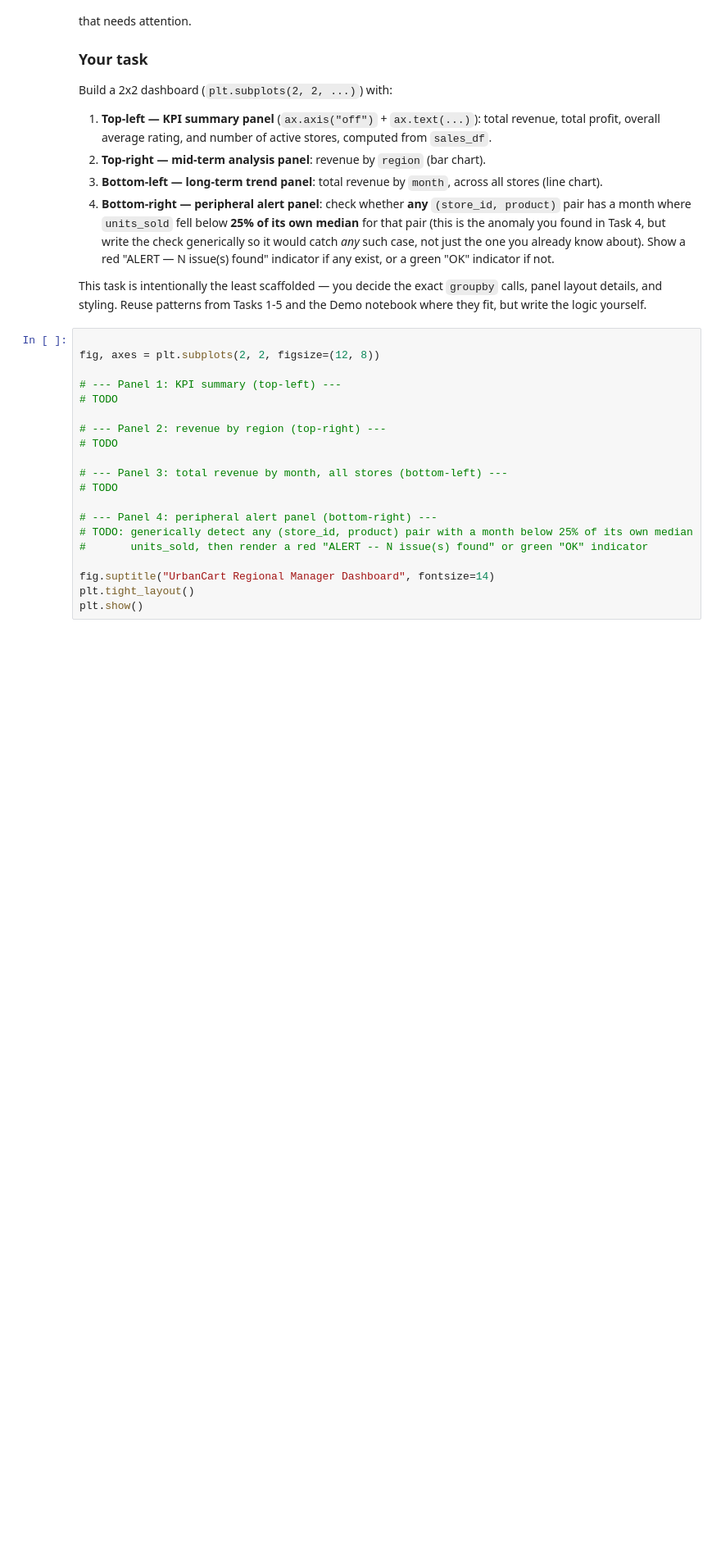
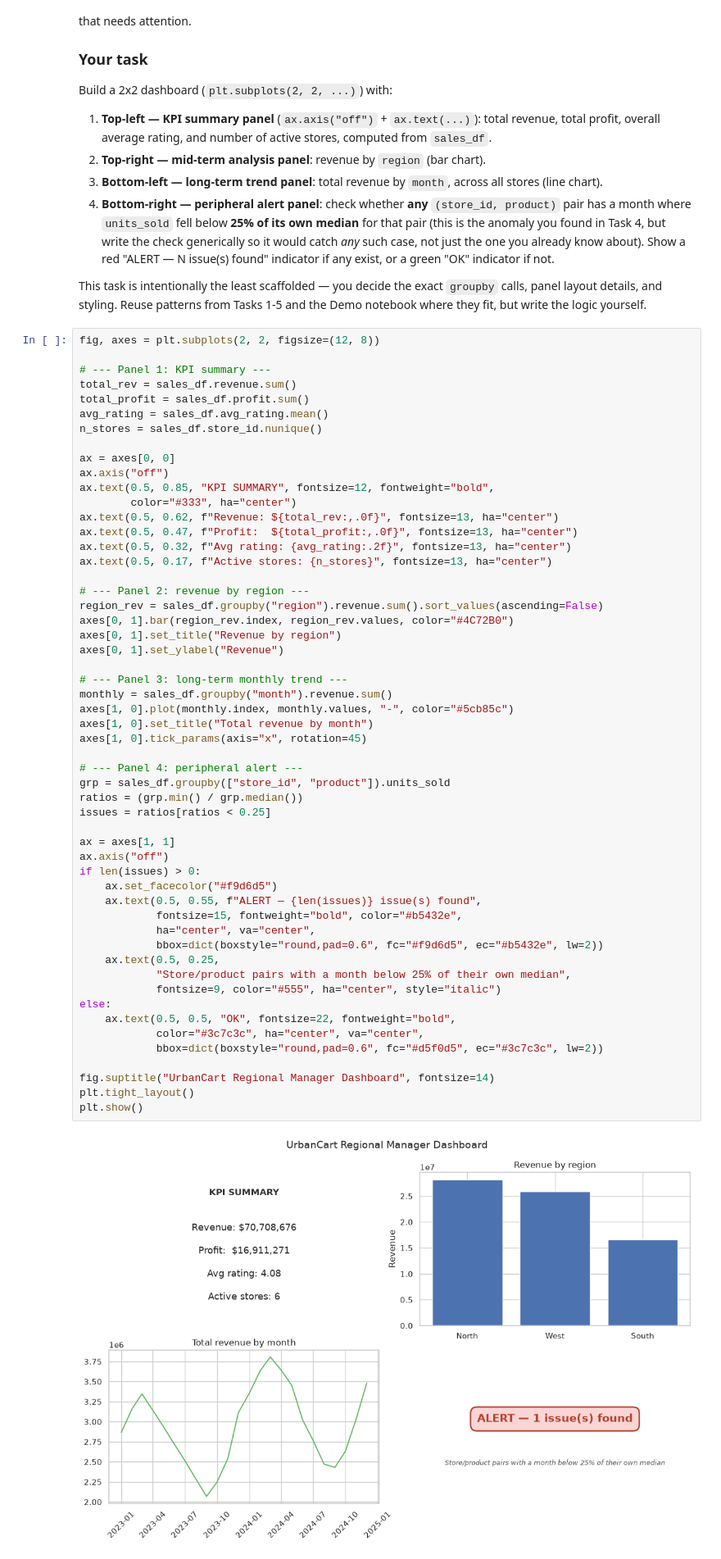
Before and after one commit to mrwhats-it/vdui-assignments, a Jupyter notebook: unit2/Unit2_ppt1_activity.ipynb, the cells around one changed output. Shown at 82% size. Cells and saved outputs as stored; diff of their text form; blank space fills up the shorter version.

```diff
--- a/unit2/Unit2_ppt1_activity.ipynb
+++ b/unit2/Unit2_ppt1_activity.ipynb
@@ -359,23 +465,59 @@ This task is intentionally the least scaffolded — you decide the exact `groupb
 details, and styling. Reuse patterns from Tasks 1-5 and the Demo notebook where they fit, but write
 the logic yourself.
 # %%
-
 fig, axes = plt.subplots(2, 2, figsize=(12, 8))
 
-# --- Panel 1: KPI summary (top-left) ---
-# TODO
+# --- Panel 1: KPI summary ---
+total_rev = sales_df.revenue.sum()
+total_profit = sales_df.profit.sum()
+avg_rating = sales_df.avg_rating.mean()
+n_stores = sales_df.store_id.nunique()
 
-# --- Panel 2: revenue by region (top-right) ---
-# TODO
+ax = axes[0, 0]
+ax.axis("off")
+ax.text(0.5, 0.85, "KPI SUMMARY", fontsize=12, fontweight="bold",
+        color="#333", ha="center")
+ax.text(0.5, 0.62, f"Revenue: ${total_rev:,.0f}", fontsize=13, ha="center")
+ax.text(0.5, 0.47, f"Profit:  ${total_profit:,.0f}", fontsize=13, ha="center")
+ax.text(0.5, 0.32, f"Avg rating: {avg_rating:.2f}", fontsize=13, ha="center")
+ax.text(0.5, 0.17, f"Active stores: {n_stores}", fontsize=13, ha="center")
 
-# --- Panel 3: total revenue by month, all stores (bottom-left) ---
-# TODO
+# --- Panel 2: revenue by region ---
+region_rev = sales_df.groupby("region").revenue.sum().sort_values(ascending=False)
+axes[0, 1].bar(region_rev.index, region_rev.values, color="#4C72B0")
+axes[0, 1].set_title("Revenue by region")
+axes[0, 1].set_ylabel("Revenue")
 
-# --- Panel 4: peripheral alert panel (bottom-right) ---
-# TODO: generically detect any (store_id, product) pair with a month below 25% of its own median
-#       units_sold, then render a red "ALERT -- N issue(s) found" or green "OK" indicator
+# --- Panel 3: long-term monthly trend ---
+monthly = sales_df.groupby("month").revenue.sum()
+axes[1, 0].plot(monthly.index, monthly.values, "-", color="#5cb85c")
+axes[1, 0].set_title("Total revenue by month")
+axes[1, 0].tick_params(axis="x", rotation=45)
+
+# --- Panel 4: peripheral alert ---
+grp = sales_df.groupby(["store_id", "product"]).units_sold
+ratios = (grp.min() / grp.median())
+issues = ratios[ratios < 0.25]
+
+ax = axes[1, 1]
+ax.axis("off")
+if len(issues) > 0:
+    ax.set_facecolor("#f9d6d5")
+    ax.text(0.5, 0.55, f"ALERT — {len(issues)} issue(s) found",
+            fontsize=15, fontweight="bold", color="#b5432e",
+            ha="center", va="center",
+            bbox=dict(boxstyle="round,pad=0.6", fc="#f9d6d5", ec="#b5432e", lw=2))
+    ax.text(0.5, 0.25,
+            "Store/product pairs with a month below 25% of their own median",
+            fontsize=9, color="#555", ha="center", style="italic")
+else:
+    ax.text(0.5, 0.5, "OK", fontsize=22, fontweight="bold",
+            color="#3c7c3c", ha="center", va="center",
+            bbox=dict(boxstyle="round,pad=0.6", fc="#d5f0d5", ec="#3c7c3c", lw=2))
 
 fig.suptitle("UrbanCart Regional Manager Dashboard", fontsize=14)
 plt.tight_layout()
 plt.show()
+# %% [output]
+[figure, added]
 # %% [markdown]
```
Also changed, not shown: parts of 17 cells of this notebook, 6 other files.
